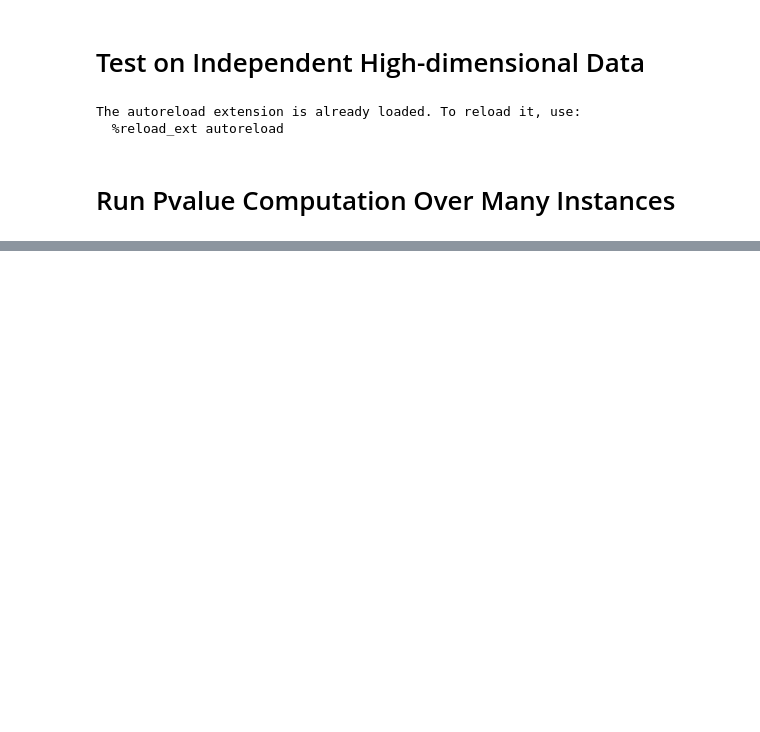
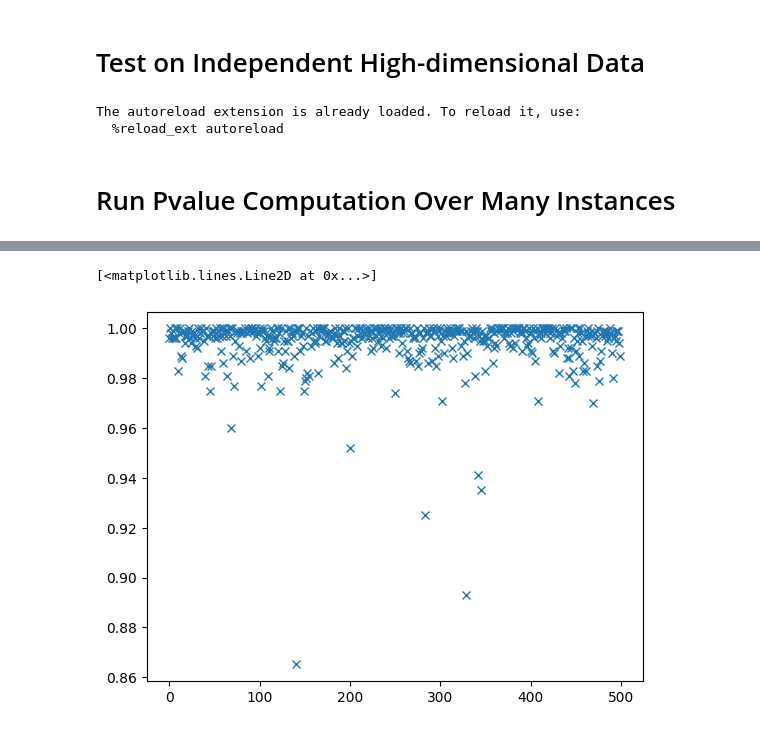
Before and after one commit to neurodata/treeple, a Jupyter notebook: benchmarks_nonasv/notebooks/forest_ht_independent_data.ipynb, the cells around one changed output, grey strips where cells are left out. Drawn from its saved outputs; the diff is of its cells as text; code cells hidden in the pictures; blank space fills up the shorter version.

```diff
--- a/benchmarks_nonasv/notebooks/forest_ht_independent_data.ipynb
+++ b/benchmarks_nonasv/notebooks/forest_ht_independent_data.ipynb
@@ -83,0 +128,36 @@ plt.plot(pvalues, "x")
+# %%
+permute_per_tree = True
+sample_dataset_per_tree = False
+
+rng = np.random.default_rng(seed)
+
+# initialize hypothesis tester
+est = FeatureImportanceForestClassifier(
+    RandomForestClassifier(
+        max_features=1.0,
+        random_state=seed,
+        n_estimators=n_estimators,
+        n_jobs=-1,
+    ),
+    random_state=seed,
+    test_size=test_size,
+    permute_per_tree=permute_per_tree,
+    sample_dataset_per_tree=sample_dataset_per_tree,
+)
+# %%
+stats = []
+pvalues = []
+
+for idx in range(500):
+    X = rng.standard_normal(size=(n_samples, n_features))
+    y = rng.binomial(1, 0.5, size=n_samples)  # .reshape(-1, 1)
+    stat, pvalue = est.test(X, y, covariate_index=[0], metric="mi")
+    est.reset()
+
+    stats.append(stat)
+    pvalues.append(pvalue)
+# %%
+plt.plot(pvalues, "x")
+# %% [output]
+[<matplotlib.lines.Line2D at 0x...>]
+[figure, added]
```
Also changed, not shown: parts of 7 cells of this notebook, 3 other files.
